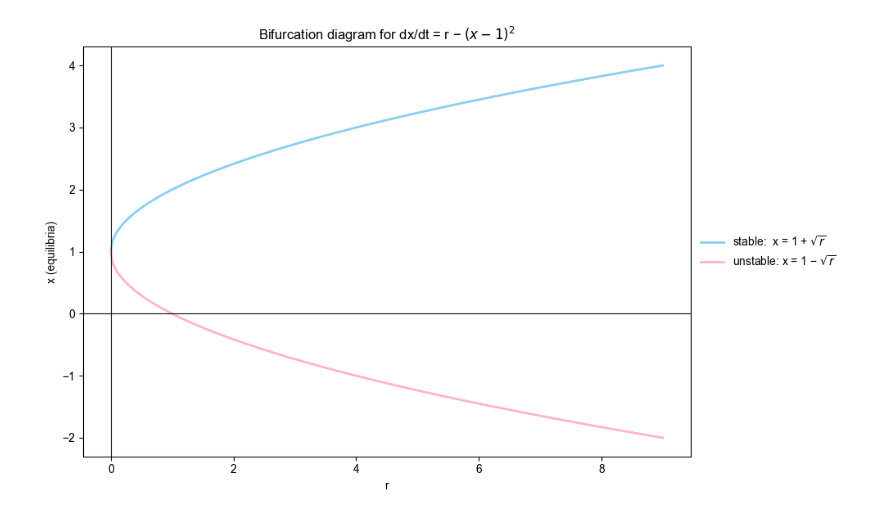
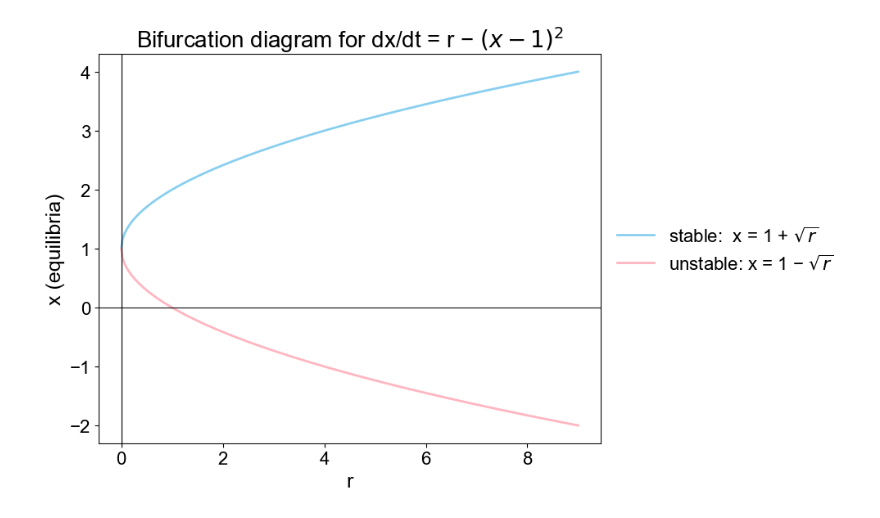
Before and after one commit to tomhuhh/sysen6000, a Jupyter notebook: Assignment_3/bifurcation.ipynb, the cells around one changed output. Drawn from its saved outputs; the diff is of its cells as text; code cells hidden in the pictures.

Commit message:
Update bifurcation analysis and add new result image
Updated the existing results image for system 1a. Added a new results image for system 1b to the results directory.

```diff
--- a/Assignment_3/bifurcation.ipynb
+++ b/Assignment_3/bifurcation.ipynb
@@ -3,36 +3,37 @@ import numpy as np
 import matplotlib.pyplot as plt
 # %%
 # Bifurcation diagram for: dx/dt = r - (x - 1)^2
-# Convention: blue = stable branch, red = unstable branch (real equilibria only)
 
 # Parameter range (real equilibria exist only for r >= 0)
 r_max = 9.0
 r = np.linspace(0.0, r_max, 400)
 
 # Equilibria: (x - 1)^2 = r  ->  x = 1 ± sqrt(r)
 x_stable   = 1 + np.sqrt(r)   # f'(x) = -2(x-1) < 0  -> stable
 x_unstable = 1 - np.sqrt(r)   # f'(x) = -2(x-1) > 0  -> unstable
 
 # Visualization
 plt.rcParams['font.family'] = 'Arial'
 
 plt.figure(figsize=(10, 6))
 plt.plot(r, x_stable,   '-',  lw=2, color='#89CFF0', label='stable:  x = 1 + $\sqrt{r}$')
 plt.plot(r, x_unstable, '-',  lw=2, color='#FFB6C1',  label='unstable: x = 1 − $\sqrt{r}$')
 
 # Axes & labels
 plt.axvline(0, color='k', lw=0.8)
 plt.axhline(0, color='k', lw=0.8)
 plt.grid(False)
-plt.xlabel('r')
-plt.ylabel('x (equilibria)')
-plt.title("Bifurcation diagram for dx/dt = r − $(x − 1)^2$")
-plt.legend(frameon=False, loc='center left',bbox_to_anchor=(1, 0.5))
+plt.xlabel('r', fontsize=18)
+plt.ylabel('x (equilibria)' ,fontsize =18)
+plt.xticks(fontsize=16)
+plt.yticks(fontsize=16)
+plt.title("Bifurcation diagram for dx/dt = r − $(x − 1)^2$", fontsize=20)
+plt.legend(frameon=False, loc='center left',bbox_to_anchor=(1, 0.5), fontsize=16)
 plt.tight_layout()
 
 # Save to file
 plt.savefig('/Users/haowenhu/Documents/GitHub/sysen6000/Assignment_3/results/bifurcation_system_1a.png', dpi=300)
 
 plt.show()
 # %% [output]
-[figure, old version]
+[figure, new version]
```
Also changed, not shown: parts of 1 cell of this notebook, 2 other files.
